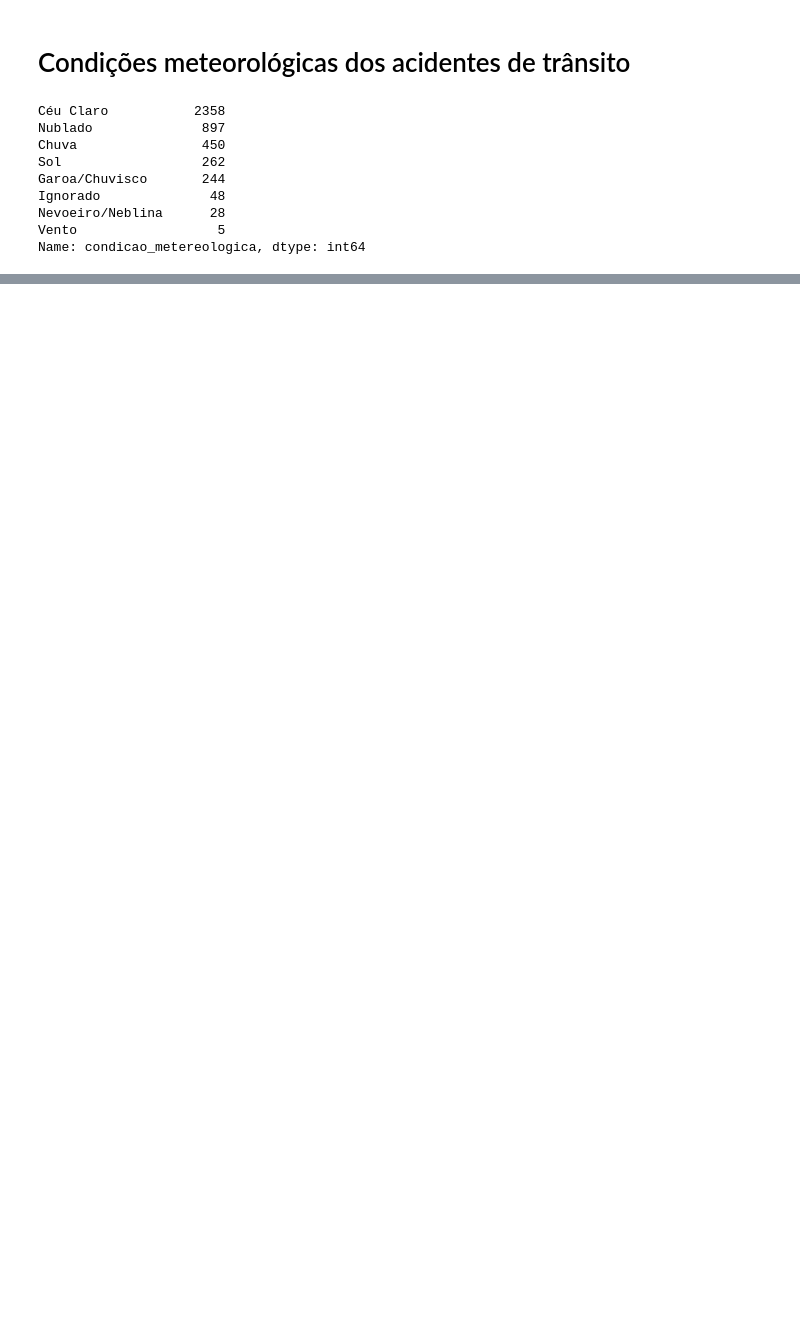
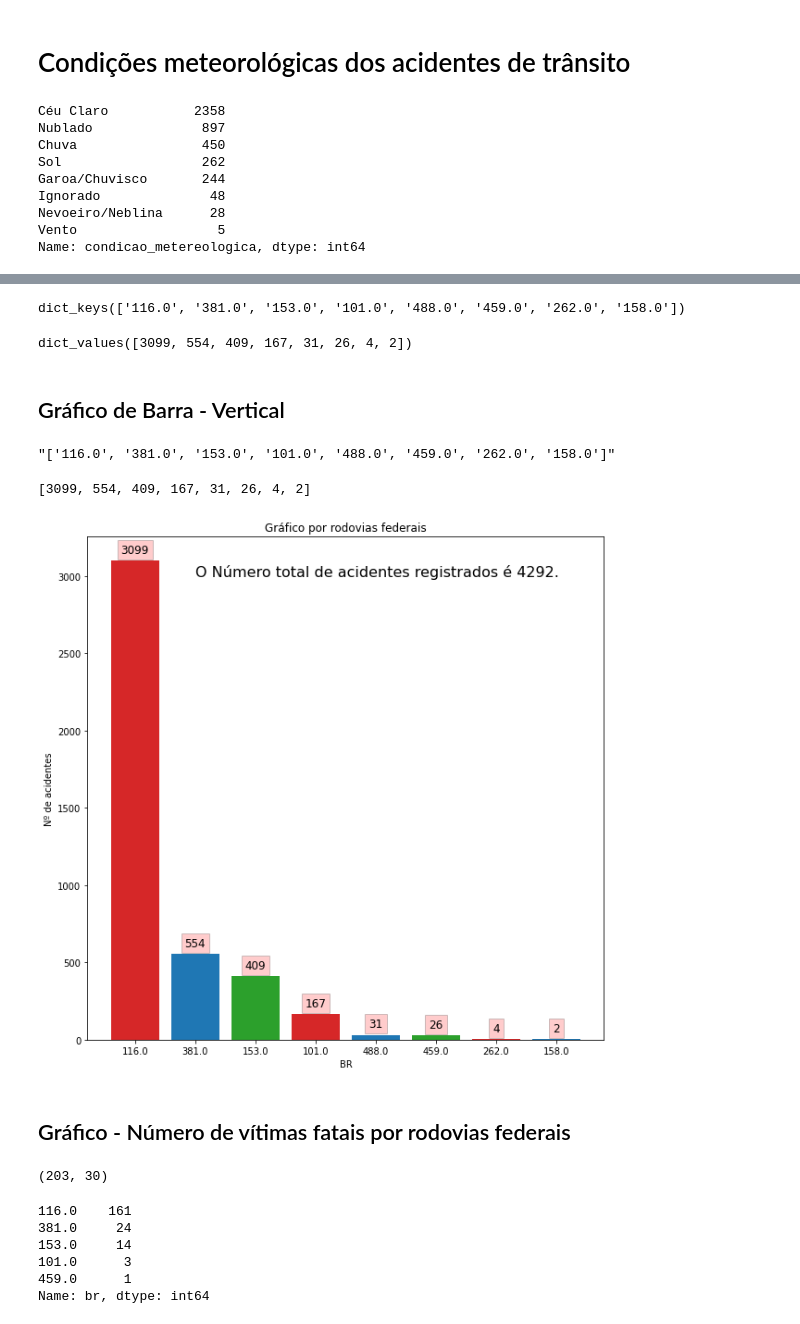
Before and after one commit to WellersonPrenholato/data-analytics-PRF-2021, a Jupyter notebook: PRF_2021.ipynb, the cells around one changed output, grey strips where cells are left out. Cells and saved outputs as stored; diff of their text form; code cells hidden in the pictures; blank space fills up the shorter version.

```diff
--- a/PRF_2021.ipynb
+++ b/PRF_2021.ipynb
@@ -153,0 +272,51 @@ Name: condicao_metereologica, dtype: int64
+# %%
+dict_br = dict(data['br'].value_counts())
+# %%
+dict_br.keys()
+# %% [output]
+dict_keys(['116.0', '381.0', '153.0', '101.0', '488.0', '459.0', '262.0', '158.0'])
+# %%
+dict_br.values()
+# %% [output]
+dict_values([3099, 554, 409, 167, 31, 26, 4, 2])
+# %% [markdown]
+## Gráfico de Barra - Vertical
+# %%
+list_br_keys = list(dict_br.keys())
+str(list_br_keys)
+# %% [output]
+"['116.0', '381.0', '153.0', '101.0', '488.0', '459.0', '262.0', '158.0']"
+# %%
+list_br_values = list(dict_br.values())
+list_br_values
+# %% [output]
+[3099, 554, 409, 167, 31, 26, 4, 2]
+# %%
+def addlabels(x,y):
+    for i in range(len(x)):
+        plt.text(i,y[i]+70,y[i], fontsize=12, horizontalalignment='center',
+     verticalalignment='center', bbox=dict(facecolor='red', alpha=0.2))
+# %%
+bar_colors = ['tab:red', 'tab:blue', 'tab:green']
+plt.figure(figsize=(10,10))
+
+plt.bar(list_br_keys, list_br_values,
+         color=bar_colors)
+
+plt.xlabel('BR')
+plt.ylabel('Nº de acidentes')
+plt.title('Gráfico por rodovias federais')
+
+# calling the function to add value labels
+addlabels(list_br_keys, list_br_values)
+
+max_list_br_values = max(list_br_values)
+
+
+plt.text(ultima_posicao - 6, max_list_br_values - 100, f"O Número total de acidentes registrados é {data.shape[0]}.", fontsize=16)
+
+plt.show()
+# %% [output]
+[figure, added]
+# %% [markdown]
+## Gráfico - Número de vítimas fatais por rodovias federais
@@ -153,0 +326,13 @@ Name: condicao_metereologica, dtype: int64
+# %%
+filter_data.shape
+# %% [output]
+(203, 30)
+# %%
+filter_data['br'].value_counts()
+# %% [output]
+116.0    161
+381.0     24
+153.0     14
+101.0      3
+459.0      1
+Name: br, dtype: int64
```
Also changed, not shown: parts of 44 cells of this notebook.
